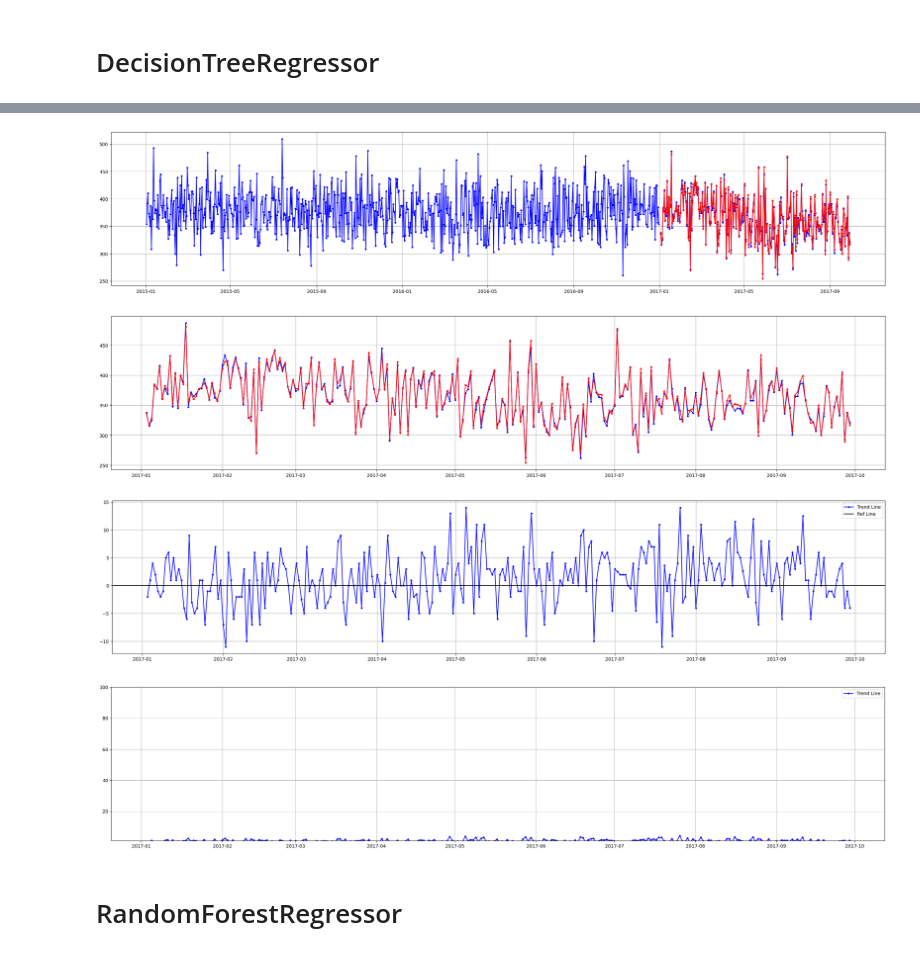
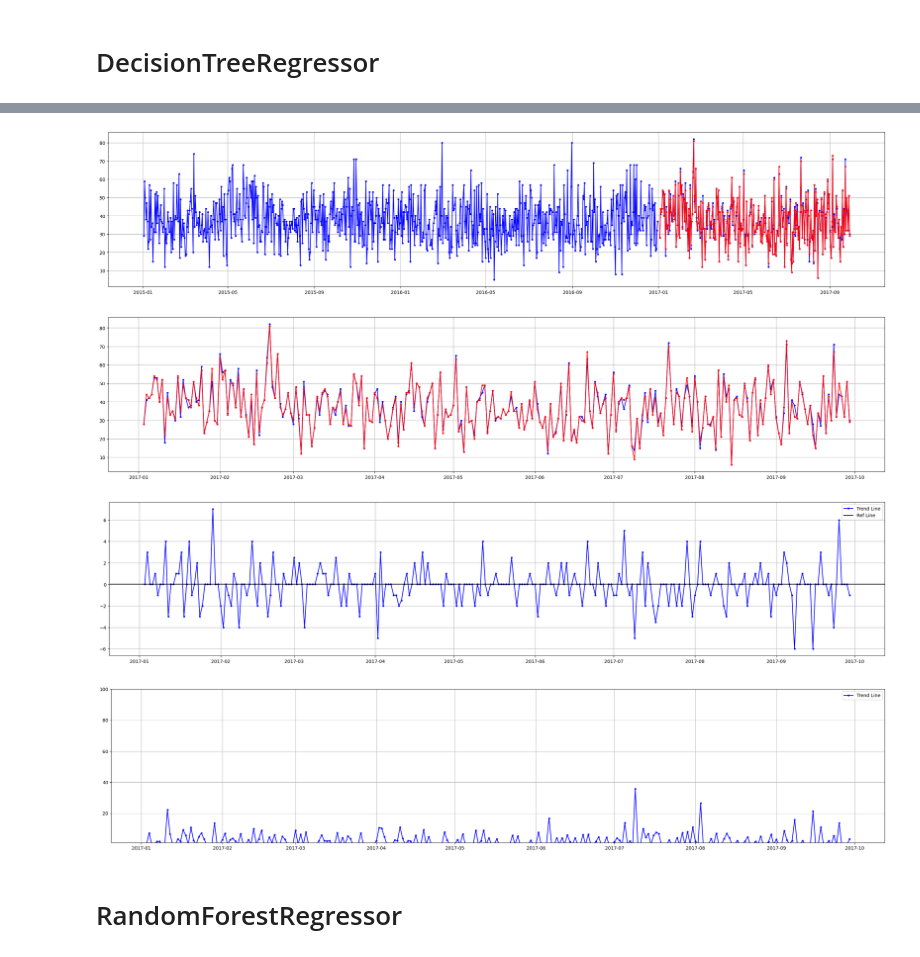
Before and after one commit to namolert/project-pattern, a Jupyter notebook: project-pattern-jacky/Dataco_Challenge_1/PatternRecog_SupplyChainAnalysis_ ver3.ipynb, the cells around one changed output, grey strips where cells are left out. Cells and saved outputs as stored; diff of their text form; code cells hidden in the pictures.

```diff
--- a/project-pattern-jacky/Dataco_Challenge_1/PatternRecog_SupplyChainAnalysis_ ver3.ipynb
+++ b/project-pattern-jacky/Dataco_Challenge_1/PatternRecog_SupplyChainAnalysis_ ver3.ipynb
@@ -41,6 +41,7 @@ df.rename(columns=lambda x: x.replace("(", "").replace(")", ""), inplace=True)
 # %%
 # df = df[(df['product_card_id'] == 502)]
 # Splitting the 'order_date_dateorders' column into separate date and time columns
+df = df[(df['product_category_id'] == 9)]
 df[['date', 'time']] = df['order_date_dateorders'].str.split(' ', expand=True)
 # Converting the 'date' column to datetime with the format '%m/%d/%Y'
 df['order_date'] = pd.to_datetime(df['date'], format='%m/%d/%Y')
@@ -296,43 +311,43 @@ train = train.sort_values(by='order_date').reset_index()
 # Grouping and summing 'Actual' and 'Predict' columns separately
 df_grouped_actual = df_sorted.groupby('order_date')['Actual'].sum().reset_index()[1:-1]
 df_grouped_predict = df_sorted.groupby('order_date')['Predict'].sum().reset_index()[1:-1]
-df_grouped= train.groupby('order_date')['order_item_quantity'].sum().reset_index()[1:-1]
+train= train.groupby('order_date')['order_item_quantity'].sum().reset_index()[1:-1]
 # Merging the two grouped DataFrames on 'order_date'
 df_combined = pd.merge(df_grouped_actual, df_grouped_predict, on='order_date', suffixes=('_actual', '_predict'))
 
 plt.figure(figsize=(30, 6))
 plt.plot(df_combined['order_date'], df_combined['Actual'], color='blue', marker='.', linestyle='-', label='Trend Line')
 plt.plot(df_combined['order_date'], df_combined['Predict'], color='red', marker='.', linestyle='-', label='Trend Line')
-plt.plot(df_grouped['order_date'], df_grouped['order_item_quantity'], color='blue', marker='.', linestyle='-', label='Trend Line')
+plt.plot(train['order_date'], train['order_item_quantity'], color='blue', marker='.', linestyle='-', label='Trend Line')
 plt.grid(True)
 plt.show()
 
 
 plt.figure(figsize=(30, 6))
 plt.plot(df_combined['order_date'], df_combined['Actual'], color='blue', marker='.', linestyle='-', label='Trend Line')
 plt.plot(df_combined['order_date'], df_combined['Predict'], color='red', marker='.', linestyle='-', label='Trend Line')
 plt.grid(True)
 plt.show()
 
 plt.figure(figsize=(30, 6))
 plt.plot(df_combined['order_date'],df_combined['Predict']-df_combined['Actual'], color='blue', marker='.', linestyle='-', label='Trend Line')
 plt.axhline(y=0, color='black', linestyle='-', label='Ref Line')
 plt.grid(True)
 plt.legend()  # Show legend
 plt.show()
 
 
 plt.figure(figsize=(30, 6))
 plt.plot(df_combined['order_date'], (abs(df_combined['Predict'] - df_combined['Actual']) / df_combined['Actual']) * 100, color='blue', marker='.', linestyle='-', label='Trend Line')
 plt.grid(True)
 plt.legend()  # Show legend
 plt.ylim(1, 100)  # Set y-axis limits
 plt.show()
 # %% [output]
-[figure, old version]
+[figure, new version]
-[figure, old version]
+[figure, new version]
-[figure, old version]
+[figure, new version]
-[figure, old version]
+[figure, new version]
 # %% [markdown]
 # RandomForestRegressor
 # %%
```
Also changed, not shown: parts of 10 cells of this notebook, 10 other files.
